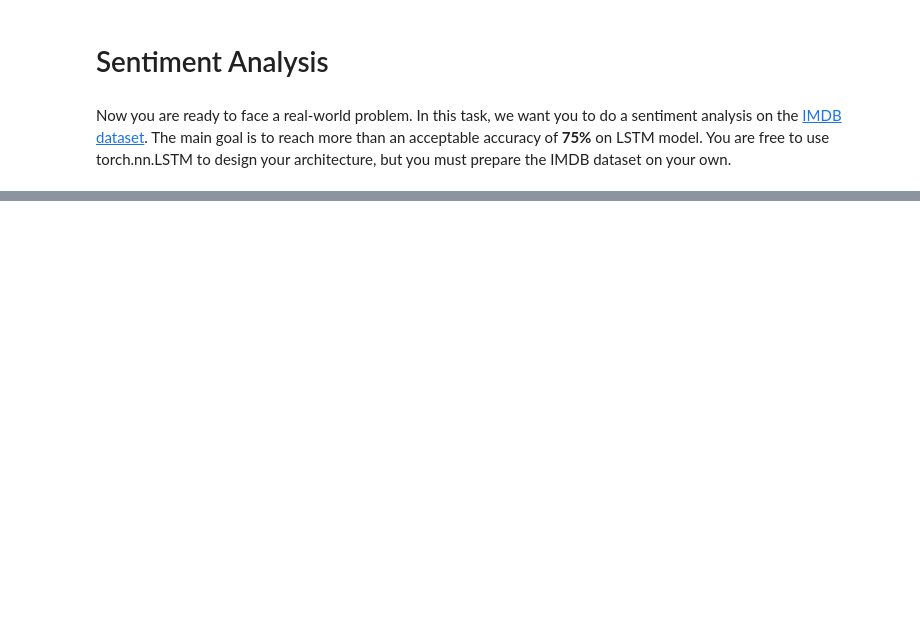
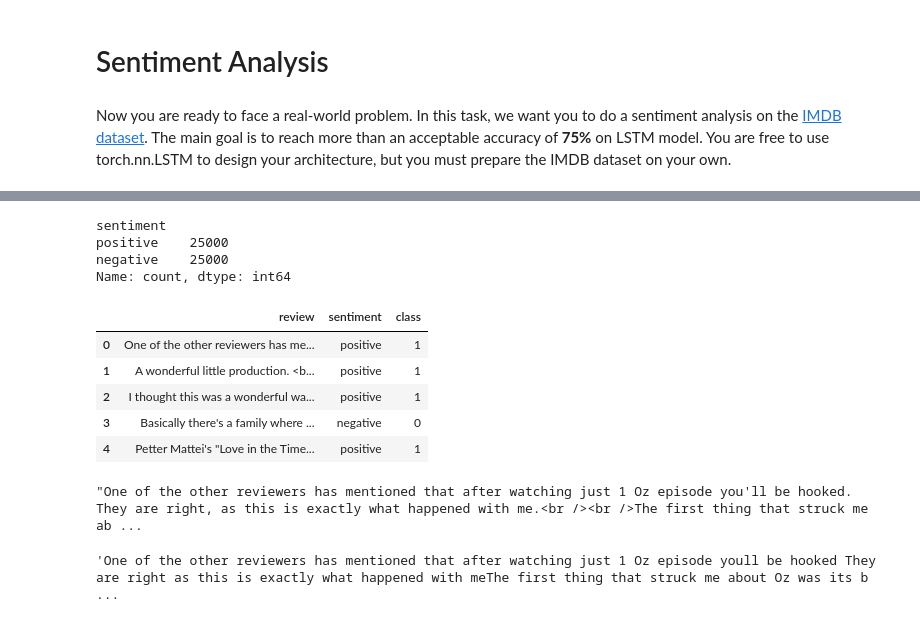
Before and after one commit to amirezzati/deep-learning, a Jupyter notebook: homeworks/HW3/pract/RNN.ipynb, the cells around one changed output, grey strips where cells are left out. Cells and saved outputs as stored; diff of their text form; code cells hidden in the pictures; blank space fills up the shorter version.

```diff
--- a/homeworks/HW3/pract/RNN.ipynb
+++ b/homeworks/HW3/pract/RNN.ipynb
@@ -367,0 +537,3 @@ Now you are ready to face a real-world problem. In this task, we want you to do
+# %%
+dataset = pd.read_csv('./IMDB Dataset.csv')
+dataset.head()
@@ -367,0 +547,25 @@ Now you are ready to face a real-world problem. In this task, we want you to do
+# %%
+dataset['sentiment'].value_counts()
+# %% [output]
+sentiment
+positive    25000
+negative    25000
+Name: count, dtype: int64
+# %%
+def encode_classes(class_):
+  return 1 if class_ == 'positive' else 0
+
+dataset['class'] = dataset['sentiment'].apply(encode_classes)
+# %%
+dataset.head()
+# %% [output]
+|  | review | sentiment | class |
+| 0 | One of the other reviewers has me... | positive | 1 |
+| 1 | A wonderful little production. <b... | positive | 1 |
+| 2 | I thought this was a wonderful wa... | positive | 1 |
+| 3 | Basically there's a family where ... | negative | 0 |
+| 4 | Petter Mattei's "Love in the Time... | positive | 1 |
+# %%
+dataset['review'][0]
+# %% [output]
+"One of the other reviewers has mentioned that after watching just 1 Oz episode you'll be hooked. They are right, as this is exactly what happened with me.<br /><br />The first thing that struck me ab ...
@@ -367,0 +597,4 @@ Now you are ready to face a real-world problem. In this task, we want you to do
+# %%
+dataset['review'][0]
+# %% [output]
+'One of the other reviewers has mentioned that after watching just 1 Oz episode youll be hooked They are right as this is exactly what happened with meThe first thing that struck me about Oz was its b ...
```
Also changed, not shown: parts of 39 cells of this notebook.
